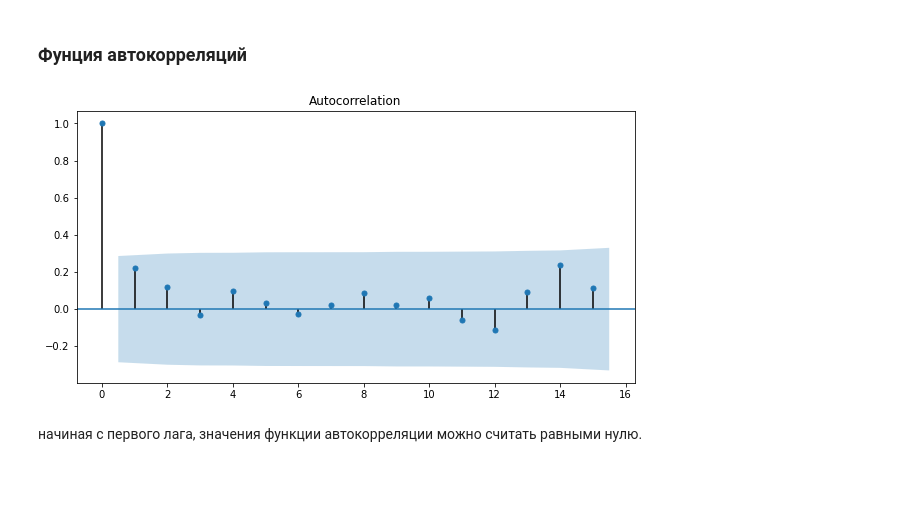
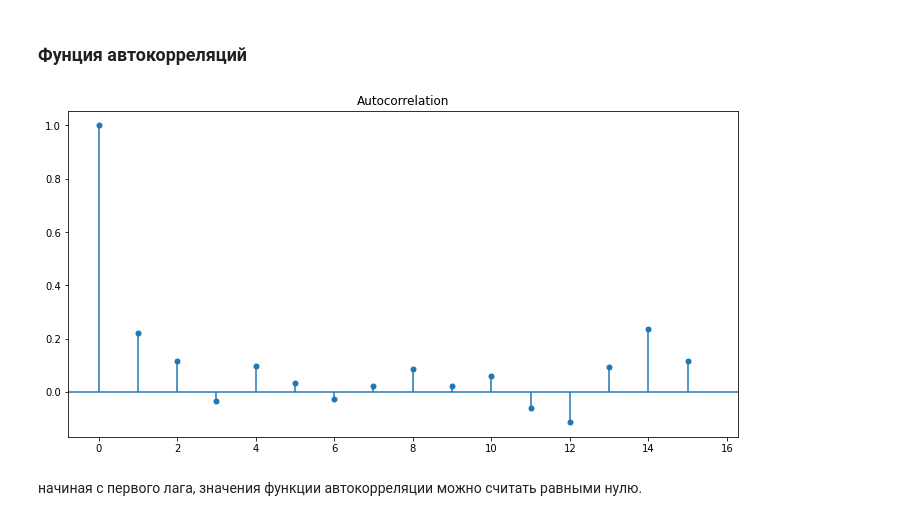
Before and after one commit to nktrn/oxygen_dissolve, a Jupyter notebook: Course work.ipynb, the cells around one changed output. Drawn from its saved outputs; the diff is of its cells as text; code cells hidden in the pictures; blank space fills up the shorter version.

```diff
--- a/Course work.ipynb
+++ b/Course work.ipynb
@@ -214,11 +233,12 @@ Data has no unit root and is stationary
 ### Фунция автокорреляций
 # %%
 from statsmodels.graphics.tsaplots import plot_acf, plot_pacf
-fig, ax = plt.subplots(figsize=(10,5))
-plot_acf(df, lags=15, ax=ax, alpha=.05);
+fig, ax = plt.subplots(figsize=(12,6))
+plot_acf(df, lags=15, ax=ax, alpha=1);
+plt.savefig('./img/autocorreletion.png')
 #plot_pacf(df);
 # %% [output]
-[figure, old version]
+[figure, new version]
 # %% [markdown]
 начиная с первого лага, значения функции автокорреляции можно считать равными нулю.
 # %% [markdown]
```
Also changed, not shown: parts of 10 cells of this notebook.
